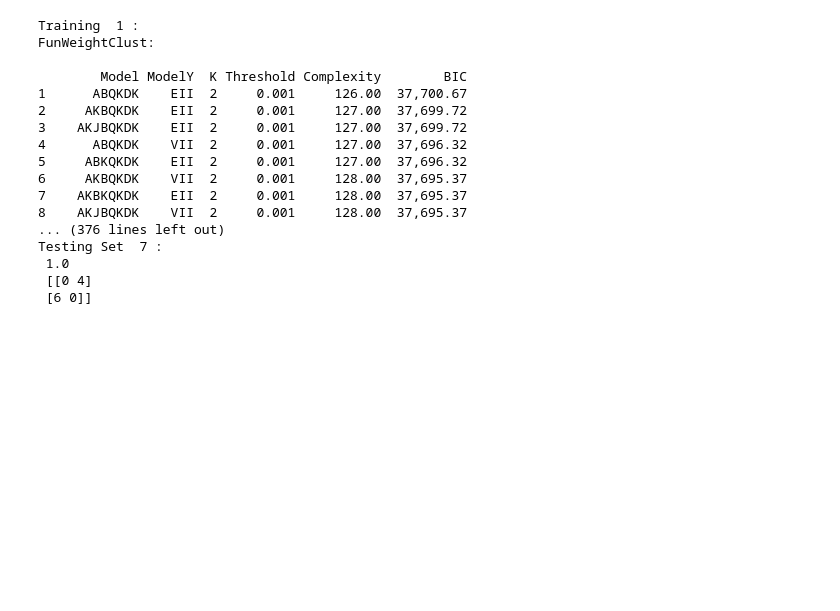
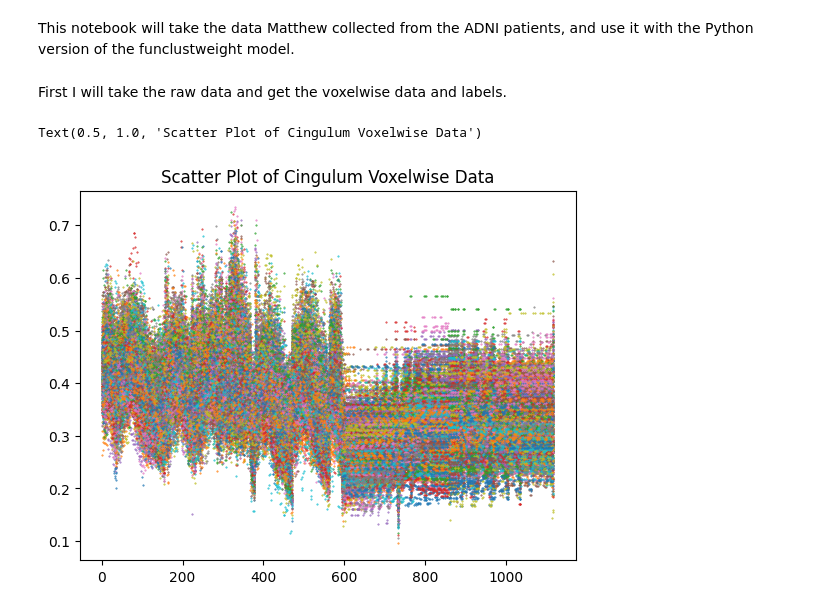
Before and after one commit to richardronyo/funWeightClust-Python, a Jupyter notebook: demo.ipynb, the cells around one changed output. Saved outputs shown, nothing was run; the diff lists cells and outputs as text; code cells hidden in the pictures; blank space fills up the shorter version.

```diff
--- a/demo.ipynb
+++ b/demo.ipynb
@@ -42,24 +1,2 @@ ARI Score:  0.5957455038114633
-# %%
-groups = 8
-ari_scores, confusion_matrices = test_predict(groups, 0.001)
-
-for i in range(groups):
-    print("Testing Set ", i, ":\n", ari_scores[i], "\n", confusion_matrices[i])
-# %% [output]
-Training  1 :
-FunWeightClust:
-
-        Model ModelY  K Threshold Complexity        BIC
-1      ABQKDK    EII  2     0.001     126.00  37,700.67
-2     AKBQKDK    EII  2     0.001     127.00  37,699.72
-3    AKJBQKDK    EII  2     0.001     127.00  37,699.72
-4      ABQKDK    VII  2     0.001     127.00  37,696.32
-5     ABKQKDK    EII  2     0.001     127.00  37,696.32
-6     AKBQKDK    VII  2     0.001     128.00  37,695.37
-7    AKBKQKDK    EII  2     0.001     128.00  37,695.37
-8    AKJBQKDK    VII  2     0.001     128.00  37,695.37
-... (376 lines left out)
-Testing Set  7 :
- 1.0
- [[0 4]
- [6 0]]
+# %% [markdown]
+This notebook will take the data Matthew collected from the ADNI patients, and use it with the Python version of the funclustweight model.
@@ -65,0 +8,27 @@ Testing Set  7 :
+# %% [markdown]
+First I will take the raw data and get the voxelwise data and labels.
+# %%
+raw_cingulum = pd.read_csv("data/ADNI/ADNI_Cingulum_ADCN.csv")
+raw_corpus = pd.read_csv("data/ADNI/ADNI_Corpus_ADCN.csv")
+
+#Getting the values needed to create the functional data
+cingulum_voxelwise_data_column_names = [column for column in raw_cingulum.columns if "Var" in column]
+corpus_voxelwise_data_column_names = [column for column in raw_corpus.columns if "Var" in column]
+
+cingulum_voxelwise_data = raw_cingulum[cingulum_voxelwise_data_column_names]
+corpus_voxelwise_data = raw_corpus[corpus_voxelwise_data_column_names]
+
+
+#Getting the labels for the data
+cingulum_labels = raw_cingulum["Research.Group"].replace({'AD':0, 'CN':1}).astype(int).to_numpy()
+corpus_labels = raw_corpus["Research.Group"].replace({'AD':0, 'CN':1}).astype(int).to_numpy()
+# %%
+import matplotlib.pyplot as plt
+
+for index, row in cingulum_voxelwise_data.iterrows():
+    plt.scatter(range(1, len(row) + 1), row, label = f'Row {index + 1}', s = 0.2)
+
+plt.title("Scatter Plot of Cingulum Voxelwise Data")
+# %% [output]
+Text(0.5, 1.0, 'Scatter Plot of Cingulum Voxelwise Data')
+[figure, added]
```
Also changed, not shown: parts of 17 cells of this notebook, 5 other files.
